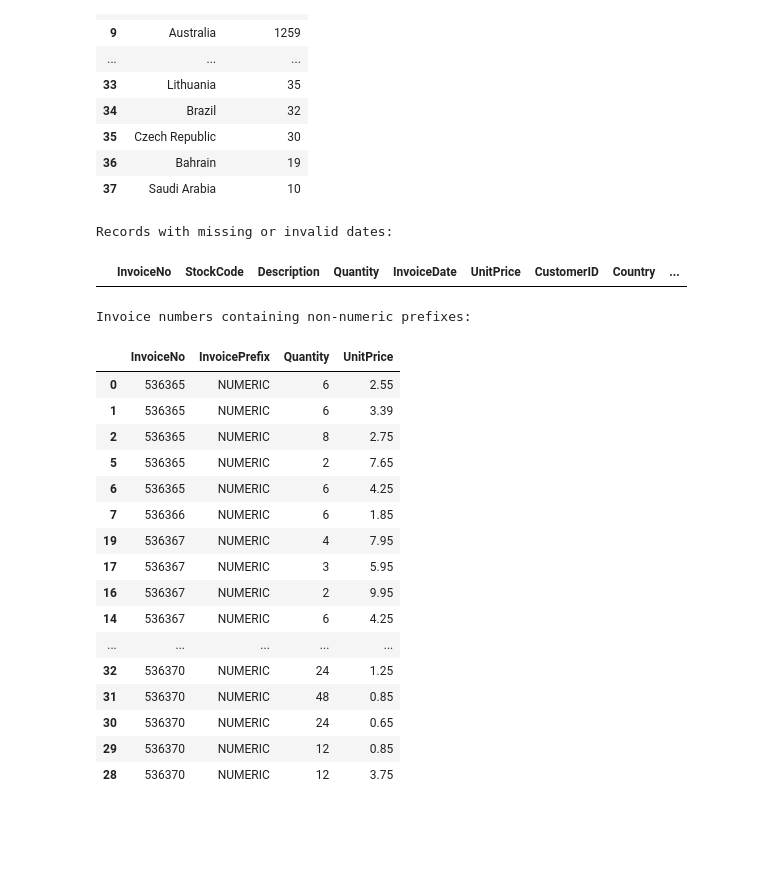
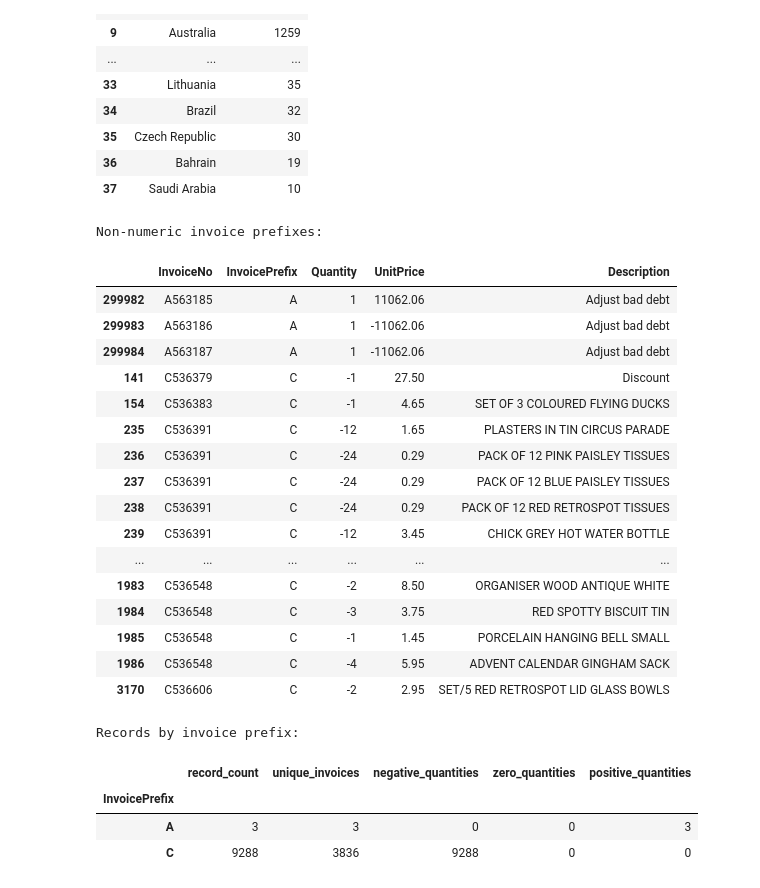
Before and after one commit to RaselParvejHrid/EDA, a Jupyter notebook: Part IX - Capstone/notebooks/End_to_End_EDA.ipynb, the cells around one changed output. Cells and saved outputs as stored; diff of their text form; code cells hidden in the pictures; blank space fills up the shorter version.

Commit message:
Now EDA on Numeric Variables

```diff
--- a/Part IX - Capstone/notebooks/End_to_End_EDA.ipynb
+++ b/Part IX - Capstone/notebooks/End_to_End_EDA.ipynb
@@ -1019,37 +1019,52 @@ Country values:
 | 36 | Bahrain | 19 |
 | 37 | Saudi Arabia | 10 |
 # %%
-print("Records with missing or invalid dates:")
-display(df.loc[df["InvoiceDate"].isna()])
+non_numeric_invoice_records = df.loc[
+    df["InvoicePrefix"].ne("NUMERIC"),
+    ["InvoiceNo", "InvoicePrefix", "Quantity", "UnitPrice", "Description"],
+]
 
-print("\nInvoice numbers containing non-numeric prefixes:")
+print("Non-numeric invoice prefixes:")
 display(
-    df.loc[
-        df["InvoicePrefix"].ne("Numeric"),
-        ["InvoiceNo", "InvoicePrefix", "Quantity", "UnitPrice"]
-    ]
-    .drop_duplicates()a
-    .sort_values("InvoiceNo")
+    non_numeric_invoice_records
+    .drop_duplicates()
+    .sort_values(["InvoicePrefix", "InvoiceNo"])
     .head(30)
 )
+
+print("\nRecords by invoice prefix:")
+display(
+    non_numeric_invoice_records
+    .groupby("InvoicePrefix")
+    .agg(
+        record_count=("InvoiceNo", "size"),
+        unique_invoices=("InvoiceNo", "nunique"),
+        negative_quantities=("Quantity", lambda s: s.lt(0).sum()),
+        zero_quantities=("Quantity", lambda s: s.eq(0).sum()),
+        positive_quantities=("Quantity", lambda s: s.gt(0).sum()),
+    )
+)
 # %% [output]
-Records with missing or invalid dates:
+Non-numeric invoice prefixes:
-|  | InvoiceNo | StockCode | Description | Quantity | InvoiceDate | UnitPrice | CustomerID | Country | ... |
+|  | InvoiceNo | InvoicePrefix | Quantity | UnitPrice | Description |
+| 299982 | A563185 | A | 1 | 11062.06 | Adjust bad debt |
+| 299983 | A563186 | A | 1 | -11062.06 | Adjust bad debt |
+| 299984 | A563187 | A | 1 | -11062.06 | Adjust bad debt |
+| 141 | C536379 | C | -1 | 27.50 | Discount |
+| 154 | C536383 | C | -1 | 4.65 | SET OF 3 COLOURED FLYING DUCKS |
+| 235 | C536391 | C | -12 | 1.65 | PLASTERS IN TIN CIRCUS PARADE |
+| 236 | C536391 | C | -24 | 0.29 | PACK OF 12 PINK PAISLEY TISSUES |
+| 237 | C536391 | C | -24 | 0.29 | PACK OF 12 BLUE PAISLEY TISSUES |
+| 238 | C536391 | C | -24 | 0.29 | PACK OF 12 RED RETROSPOT TISSUES |
+| 239 | C536391 | C | -12 | 3.45 | CHICK GREY HOT WATER BOTTLE |
+| ... | ... | ... | ... | ... | ... |
+| 1983 | C536548 | C | -2 | 8.50 | ORGANISER WOOD ANTIQUE WHITE |
+| 1984 | C536548 | C | -3 | 3.75 | RED SPOTTY BISCUIT TIN |
+| 1985 | C536548 | C | -1 | 1.45 | PORCELAIN HANGING BELL SMALL |
+| 1986 | C536548 | C | -4 | 5.95 | ADVENT CALENDAR GINGHAM SACK |
+| 3170 | C536606 | C | -2 | 2.95 | SET/5 RED RETROSPOT LID GLASS BOWLS |
-Invoice numbers containing non-numeric prefixes:
+Records by invoice prefix:
-|  | InvoiceNo | InvoicePrefix | Quantity | UnitPrice |
-| 0 | 536365 | NUMERIC | 6 | 2.55 |
-| 1 | 536365 | NUMERIC | 6 | 3.39 |
-| 2 | 536365 | NUMERIC | 8 | 2.75 |
-| 5 | 536365 | NUMERIC | 2 | 7.65 |
-| 6 | 536365 | NUMERIC | 6 | 4.25 |
-| 7 | 536366 | NUMERIC | 6 | 1.85 |
-| 19 | 536367 | NUMERIC | 4 | 7.95 |
-| 17 | 536367 | NUMERIC | 3 | 5.95 |
-| 16 | 536367 | NUMERIC | 2 | 9.95 |
-| 14 | 536367 | NUMERIC | 6 | 4.25 |
-| ... | ... | ... | ... | ... |
-| 32 | 536370 | NUMERIC | 24 | 1.25 |
-| 31 | 536370 | NUMERIC | 48 | 0.85 |
-| 30 | 536370 | NUMERIC | 24 | 0.65 |
-| 29 | 536370 | NUMERIC | 12 | 0.85 |
-| 28 | 536370 | NUMERIC | 12 | 3.75 |
+|  | record_count | unique_invoices | negative_quantities | zero_quantities | positive_quantities |
+| InvoicePrefix |  |  |  |  |  |
+| A | 3 | 3 | 0 | 0 | 3 |
+| C | 9288 | 3836 | 9288 | 0 | 0 |
```
Also changed, not shown: parts of 104 cells of this notebook, 4 other files.
